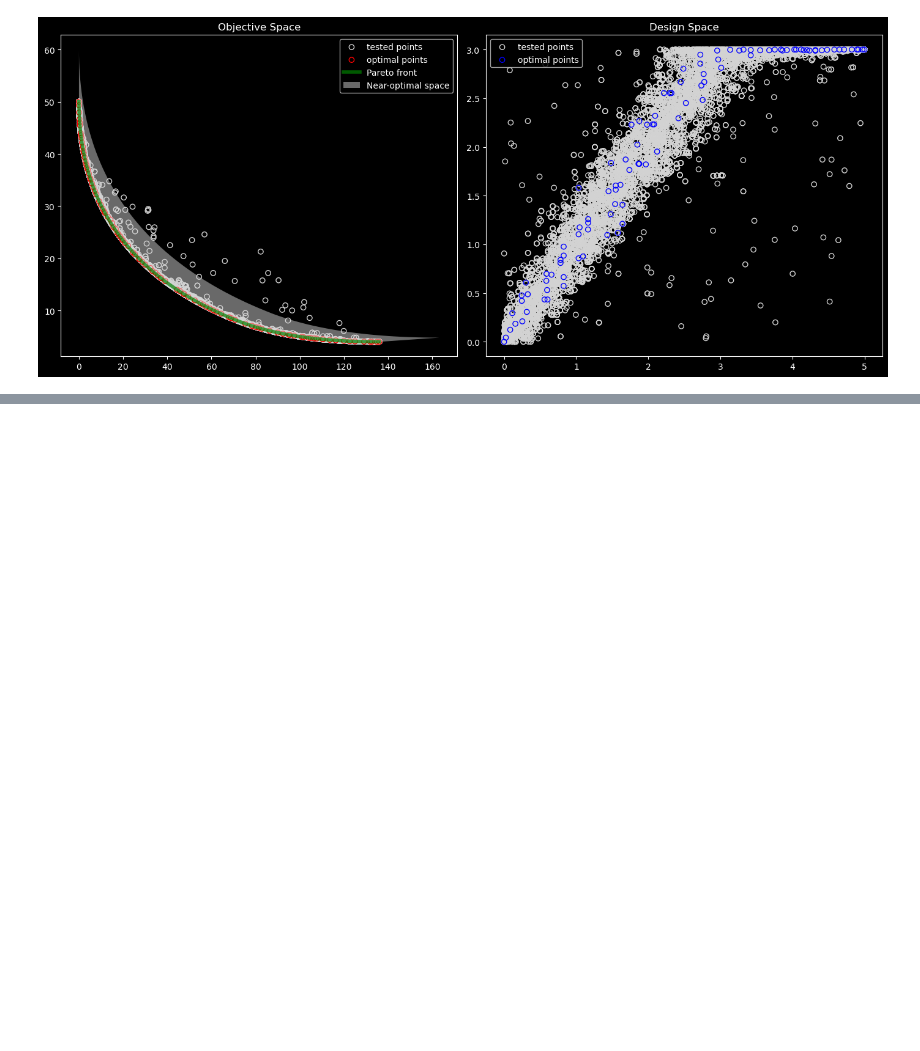
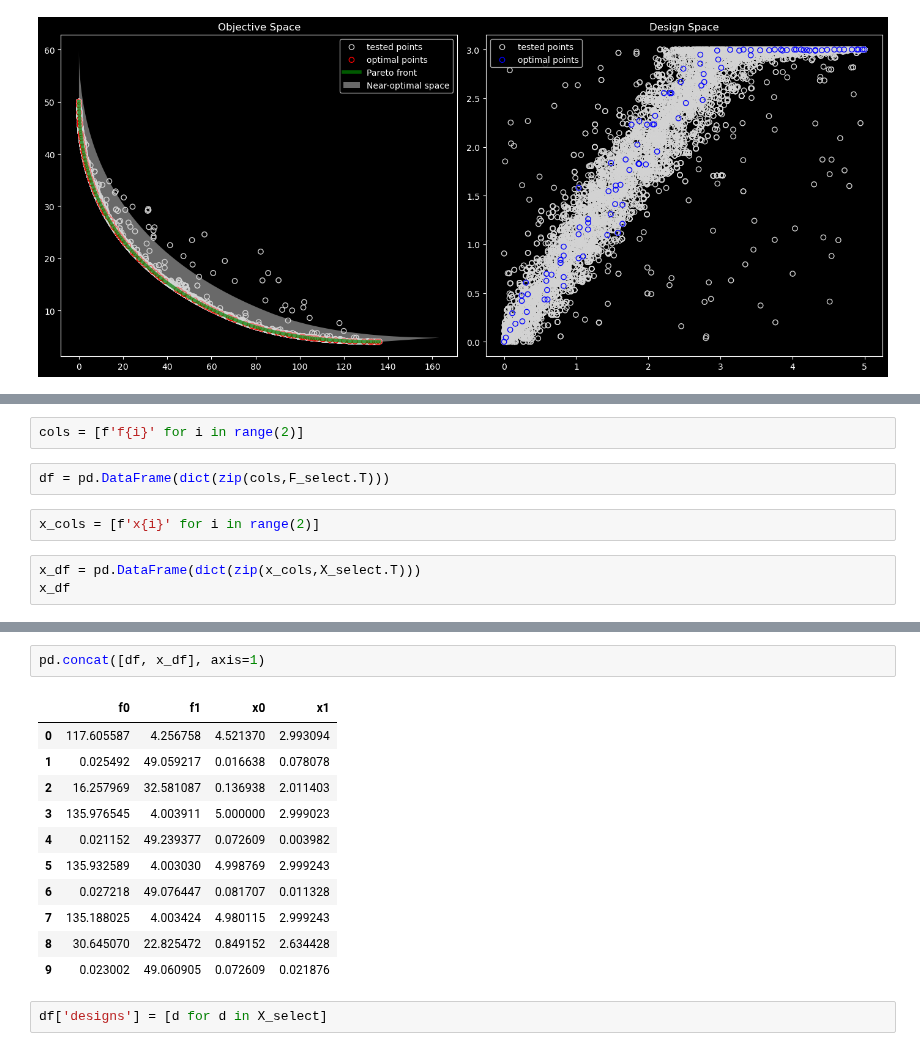
Before and after one commit to arfc/osier, a Jupyter notebook: docs/source/examples/mga_tutorial.ipynb, the cells around one changed output, grey strips where cells are left out. Saved outputs shown, nothing was run; the diff lists cells and outputs as text; blank space fills up the shorter version.

```diff
--- a/docs/source/examples/mga_tutorial.ipynb
+++ b/docs/source/examples/mga_tutorial.ipynb
@@ -124,0 +157,9 @@ with plt.style.context('dark_background'):
+# %%
+cols = [f'f{i}' for i in range(2)]
+# %%
+df = pd.DataFrame(dict(zip(cols,F_select.T)))
+# %%
+x_cols = [f'x{i}' for i in range(2)]
+# %%
+x_df = pd.DataFrame(dict(zip(x_cols,X_select.T)))
+x_df
@@ -124,0 +178,16 @@ with plt.style.context('dark_background'):
+# %%
+pd.concat([df, x_df], axis=1)
+# %% [output]
+|  | f0 | f1 | x0 | x1 |
+| 0 | 117.605587 | 4.256758 | 4.521370 | 2.993094 |
+| 1 | 0.025492 | 49.059217 | 0.016638 | 0.078078 |
+| 2 | 16.257969 | 32.581087 | 0.136938 | 2.011403 |
+| 3 | 135.976545 | 4.003911 | 5.000000 | 2.999023 |
+| 4 | 0.021152 | 49.239377 | 0.072609 | 0.003982 |
+| 5 | 135.932589 | 4.003030 | 4.998769 | 2.999243 |
+| 6 | 0.027218 | 49.076447 | 0.081707 | 0.011328 |
+| 7 | 135.188025 | 4.003424 | 4.980115 | 2.999243 |
+| 8 | 30.645070 | 22.825472 | 0.849152 | 2.634428 |
+| 9 | 0.023002 | 49.060905 | 0.072609 | 0.021876 |
+# %%
+df['designs'] = [d for d in X_select]
```
Also changed, not shown: parts of 17 cells of this notebook, 1 other file.
